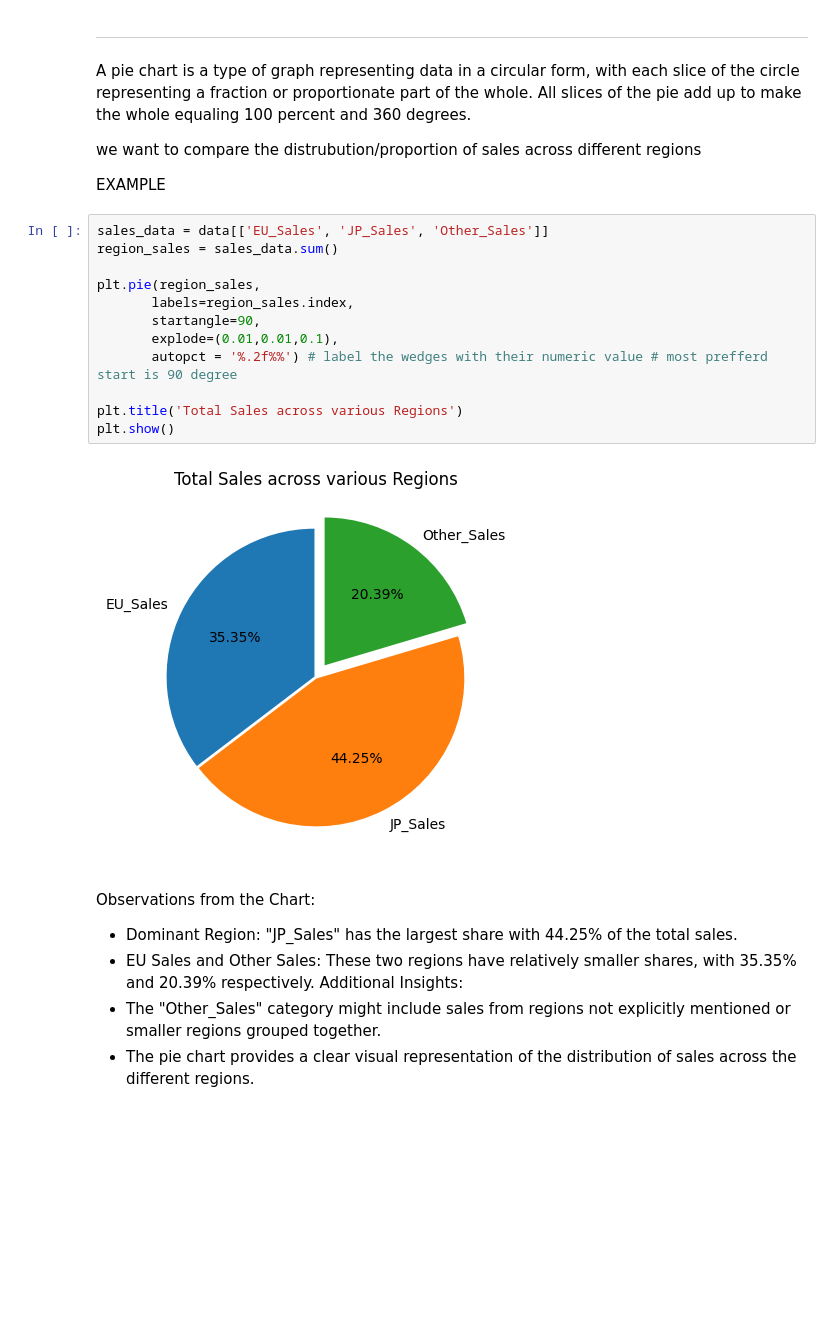
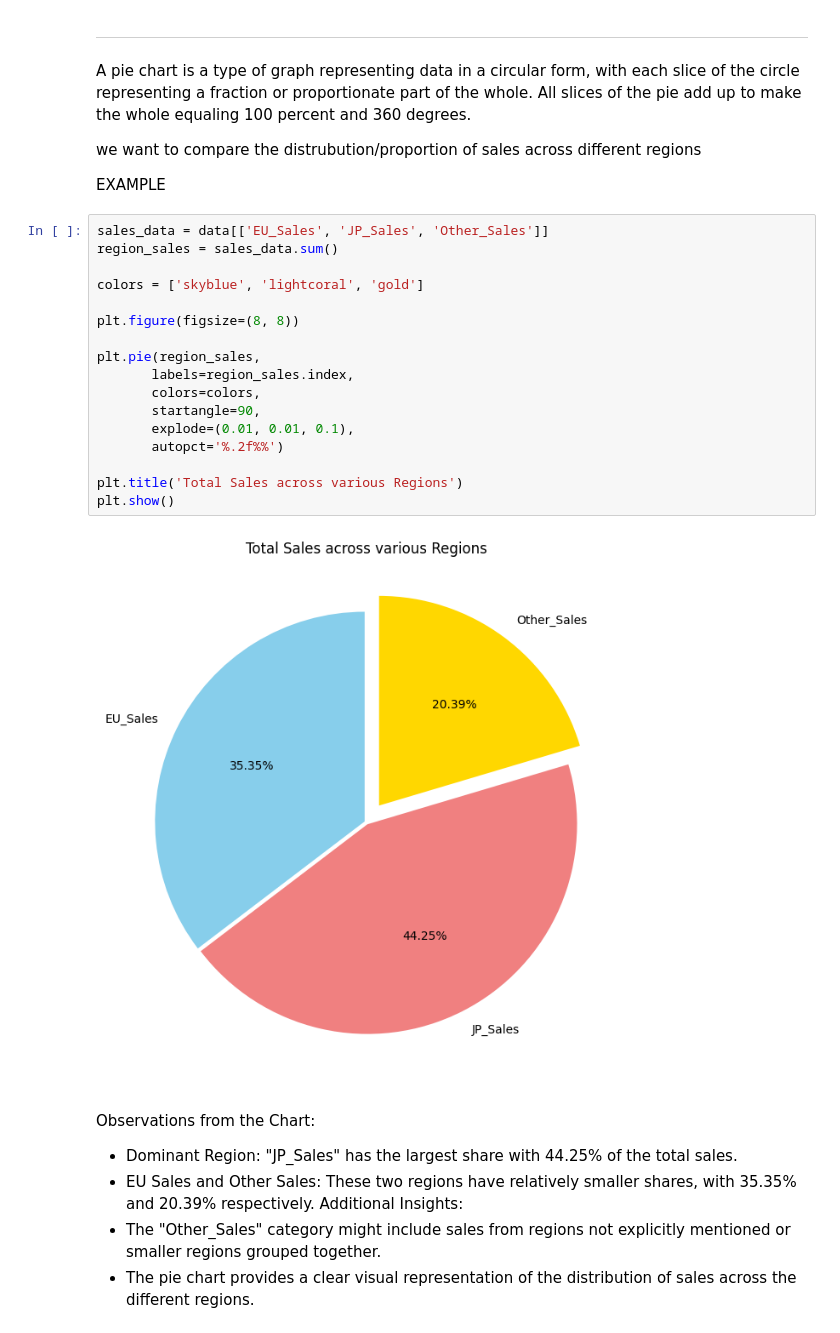
Before and after one commit to kolllurisiripavan/kolllurisiripavan, a Jupyter notebook: siripavan_ecp.ipynb, the cells around one changed output. Cells and saved outputs as stored; diff of their text form; blank space fills up the shorter version.

```diff
--- a/siripavan_ecp.ipynb
+++ b/siripavan_ecp.ipynb
@@ -473,17 +477,22 @@ A pie chart is a type of graph representing data in a circular form, with each s
 # %%
 sales_data = data[['EU_Sales', 'JP_Sales', 'Other_Sales']]
 region_sales = sales_data.sum()
 
+colors = ['skyblue', 'lightcoral', 'gold']
+
+plt.figure(figsize=(8, 8))
+
 plt.pie(region_sales,
        labels=region_sales.index,
+       colors=colors,
        startangle=90,
-       explode=(0.01,0.01,0.1),
-       autopct = '%.2f%%') # label the wedges with their numeric value # most prefferd start is 90 degree
+       explode=(0.01, 0.01, 0.1),
+       autopct='%.2f%%')
 
 plt.title('Total Sales across various Regions')
 plt.show()
 # %% [output]
-[figure, old version]
+[figure, new version]
 # %% [markdown]
 Observations from the Chart:
  * Dominant Region: "JP_Sales" has the largest share with 44.25% of the total sales.
```
Also changed, not shown: parts of 34 cells of this notebook.
